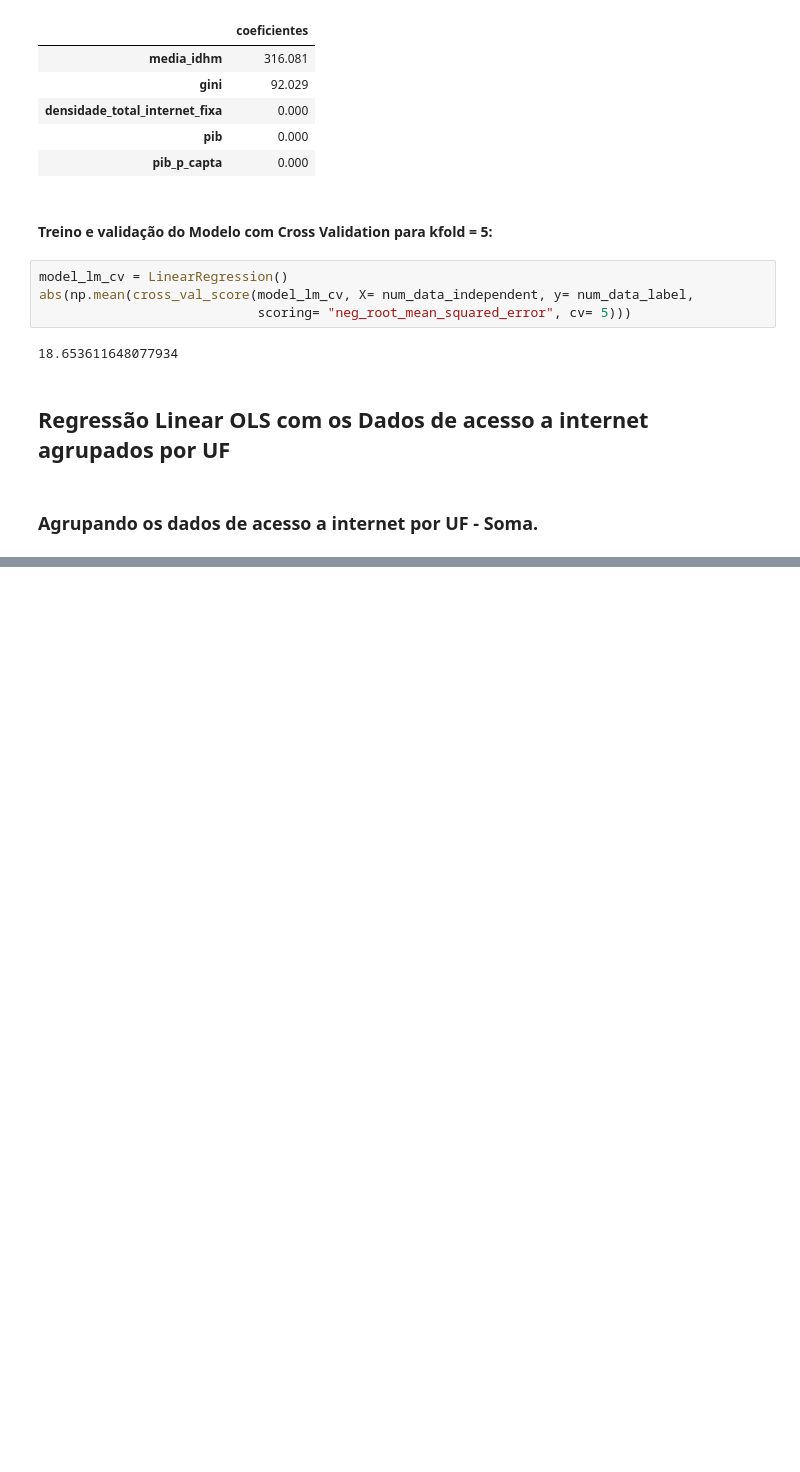
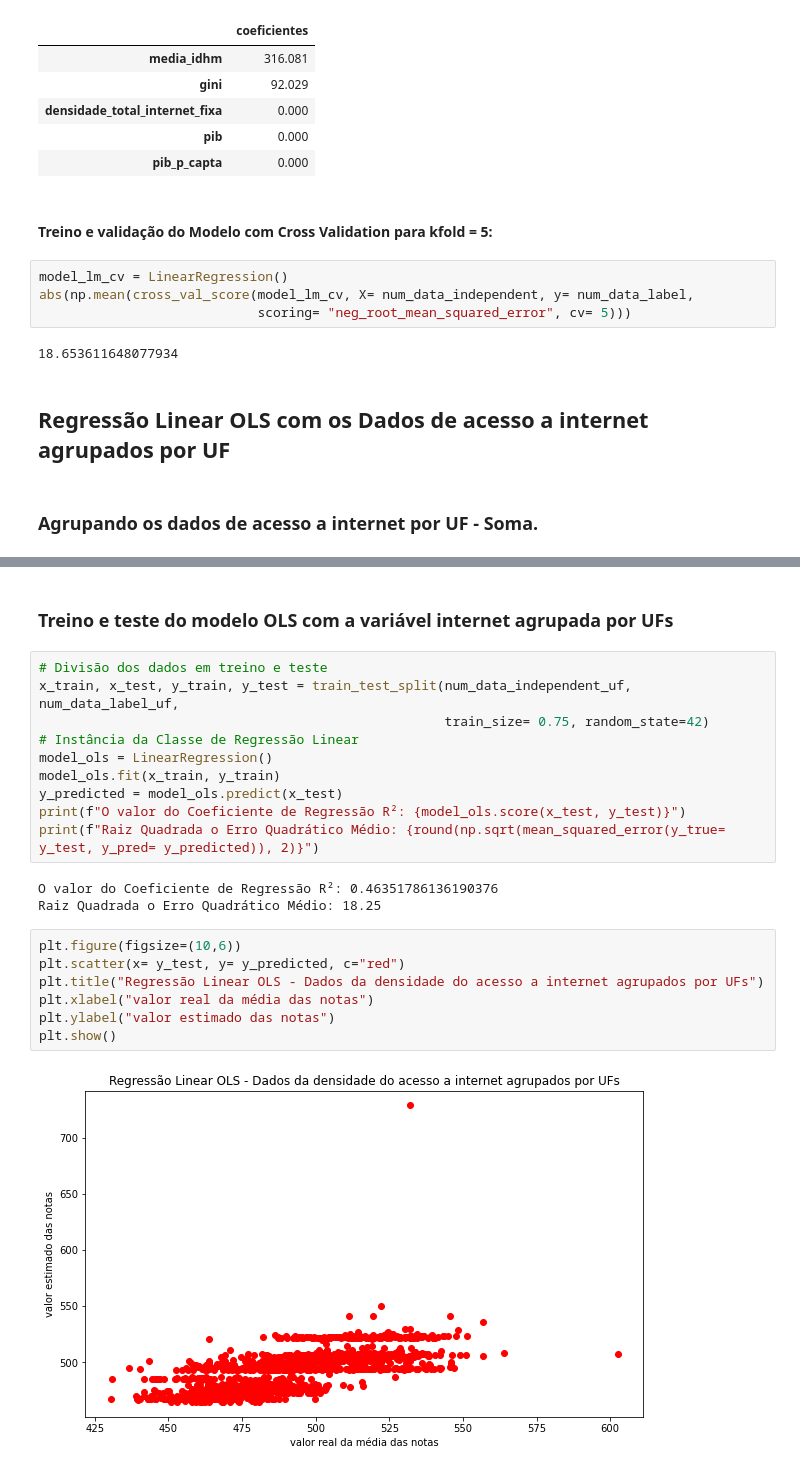
Before and after one commit to mcolazin/tcc_jupyter_new, a Jupyter notebook: part_5_linear_regression_sklearn.ipynb, the cells around one changed output, grey strips where cells are left out. Saved outputs shown, nothing was run; the diff lists cells and outputs as text; blank space fills up the shorter version.

```diff
--- a/part_5_linear_regression_sklearn.ipynb
+++ b/part_5_linear_regression_sklearn.ipynb
@@ -284,0 +356,24 @@ complete_data_with_totalnet
+# %% [markdown]
+### Treino e teste do modelo OLS com a variável internet agrupada por UFs
+# %%
+# Divisão dos dados em treino e teste
+x_train, x_test, y_train, y_test = train_test_split(num_data_independent_uf, num_data_label_uf,
+                                                    train_size= 0.75, random_state=42)
+# Instância da Classe de Regressão Linear
+model_ols = LinearRegression()
+model_ols.fit(x_train, y_train)
+y_predicted = model_ols.predict(x_test)
+print(f"O valor do Coeficiente de Regressão R²: {model_ols.score(x_test, y_test)}")
+print(f"Raiz Quadrada o Erro Quadrático Médio: {round(np.sqrt(mean_squared_error(y_true= y_test, y_pred= y_predicted)), 2)}")
+# %% [output]
+O valor do Coeficiente de Regressão R²: 0.46351786136190376
+Raiz Quadrada o Erro Quadrático Médio: 18.25
+# %%
+plt.figure(figsize=(10,6))
+plt.scatter(x= y_test, y= y_predicted, c="red")
+plt.title("Regressão Linear OLS - Dados da densidade do acesso a internet agrupados por UFs")
+plt.xlabel("valor real da média das notas")
+plt.ylabel("valor estimado das notas")
+plt.show()
+# %% [output]
+[figure, added]
```
Also changed, not shown: parts of 15 cells of this notebook.
